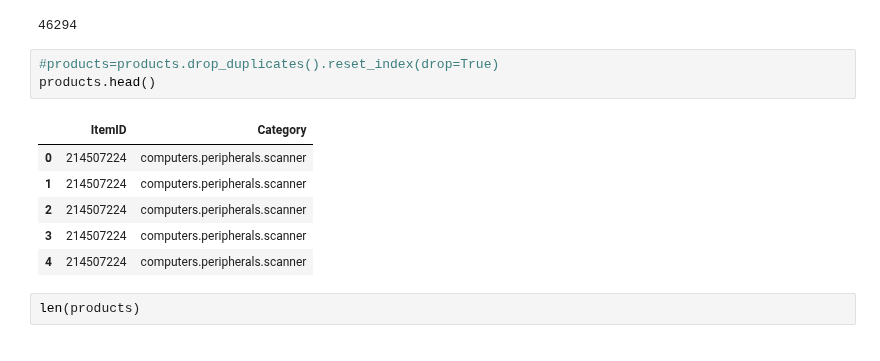
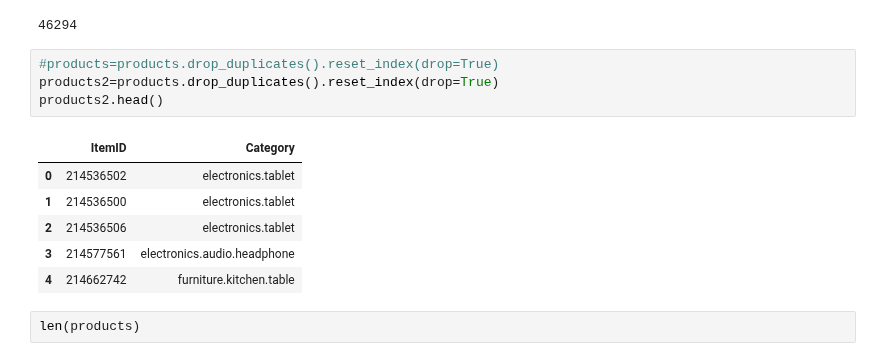
Before and after one commit to flpsantos3/PD_01, a Jupyter notebook: PD_202021_P1.ipynb, the cells around one changed output. Drawn from its saved outputs; the diff is of its cells as text.

```diff
--- a/PD_202021_P1.ipynb
+++ b/PD_202021_P1.ipynb
@@ -135,14 +138,15 @@ len(products.ItemID.unique())
 46294
 # %%
 #products=products.drop_duplicates().reset_index(drop=True)
-products.head()
+products2=products.drop_duplicates().reset_index(drop=True)
+products2.head()
 # %% [output]
 |  | ItemID | Category |
-| 0 | 214507224 | computers.peripherals.scanner |
-| 1 | 214507224 | computers.peripherals.scanner |
-| 2 | 214507224 | computers.peripherals.scanner |
-| 3 | 214507224 | computers.peripherals.scanner |
-| 4 | 214507224 | computers.peripherals.scanner |
+| 0 | 214536502 | electronics.tablet |
+| 1 | 214536500 | electronics.tablet |
+| 2 | 214536506 | electronics.tablet |
+| 3 | 214577561 | electronics.audio.headphone |
+| 4 | 214662742 | furniture.kitchen.table |
 # %%
 len(products)
 # %% [output]
```
Also changed, not shown: parts of 8 cells of this notebook.
